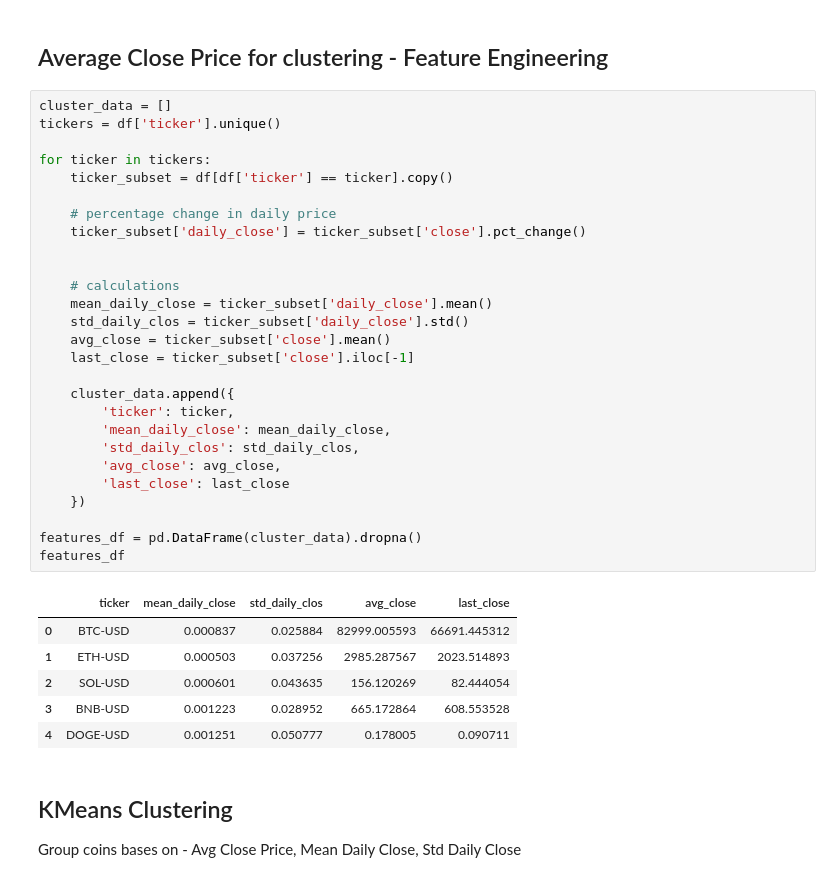
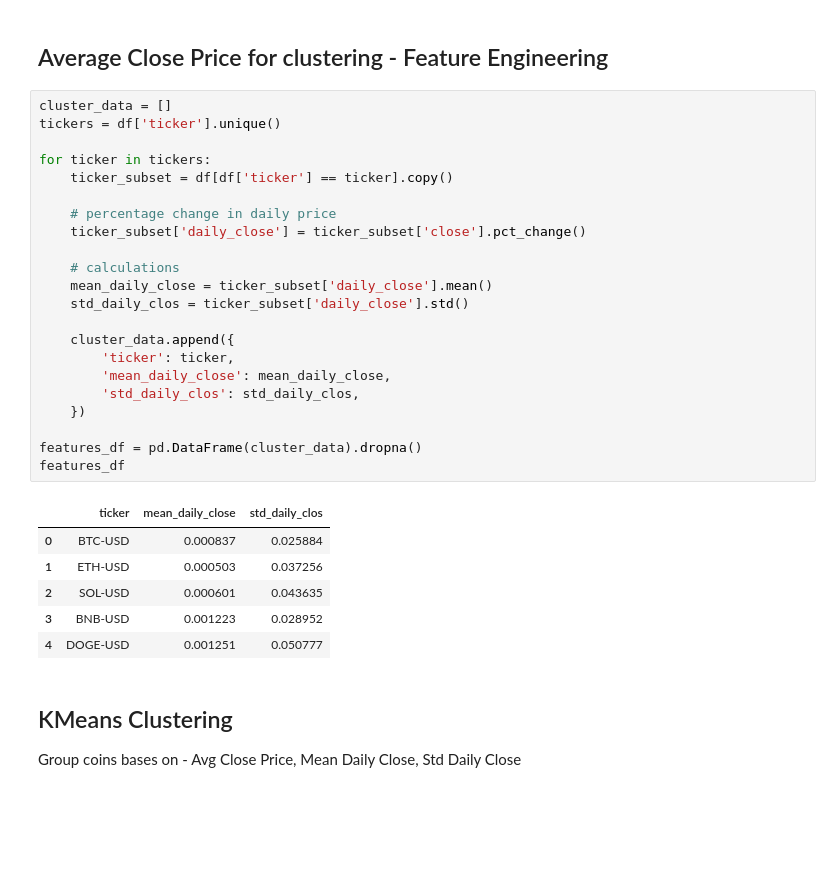
Before and after one commit to deshancha/principlesofDscPortfolioWork, a Jupyter notebook: eda_coin_clustering.ipynb, the cells around one changed output. Drawn from its saved outputs; the diff is of its cells as text; blank space fills up the shorter version.

```diff
--- a/eda_coin_clustering.ipynb
+++ b/eda_coin_clustering.ipynb
@@ -32,37 +32,32 @@ Loaded 4100 records
 # %%
 cluster_data = []
 tickers = df['ticker'].unique()
 
 for ticker in tickers:
     ticker_subset = df[df['ticker'] == ticker].copy()
 
     # percentage change in daily price
     ticker_subset['daily_close'] = ticker_subset['close'].pct_change()
 
-
     # calculations
     mean_daily_close = ticker_subset['daily_close'].mean()
     std_daily_clos = ticker_subset['daily_close'].std()
-    avg_close = ticker_subset['close'].mean()
-    last_close = ticker_subset['close'].iloc[-1]
 
     cluster_data.append({
         'ticker': ticker,
         'mean_daily_close': mean_daily_close,
         'std_daily_clos': std_daily_clos,
-        'avg_close': avg_close,
-        'last_close': last_close
     })
 
 features_df = pd.DataFrame(cluster_data).dropna()
 features_df
 # %% [output]
-|  | ticker | mean_daily_close | std_daily_clos | avg_close | last_close |
-| 0 | BTC-USD | 0.000837 | 0.025884 | 82999.005593 | 66691.445312 |
-| 1 | ETH-USD | 0.000503 | 0.037256 | 2985.287567 | 2023.514893 |
-| 2 | SOL-USD | 0.000601 | 0.043635 | 156.120269 | 82.444054 |
-| 3 | BNB-USD | 0.001223 | 0.028952 | 665.172864 | 608.553528 |
-| 4 | DOGE-USD | 0.001251 | 0.050777 | 0.178005 | 0.090711 |
+|  | ticker | mean_daily_close | std_daily_clos |
+| 0 | BTC-USD | 0.000837 | 0.025884 |
+| 1 | ETH-USD | 0.000503 | 0.037256 |
+| 2 | SOL-USD | 0.000601 | 0.043635 |
+| 3 | BNB-USD | 0.001223 | 0.028952 |
+| 4 | DOGE-USD | 0.001251 | 0.050777 |
 # %% [markdown]
 ## KMeans Clustering
 Group coins bases on - Avg Close Price, Mean Daily Close, Std Daily Close
```
Also changed, not shown: parts of 1 cell of this notebook, 3 other files.
